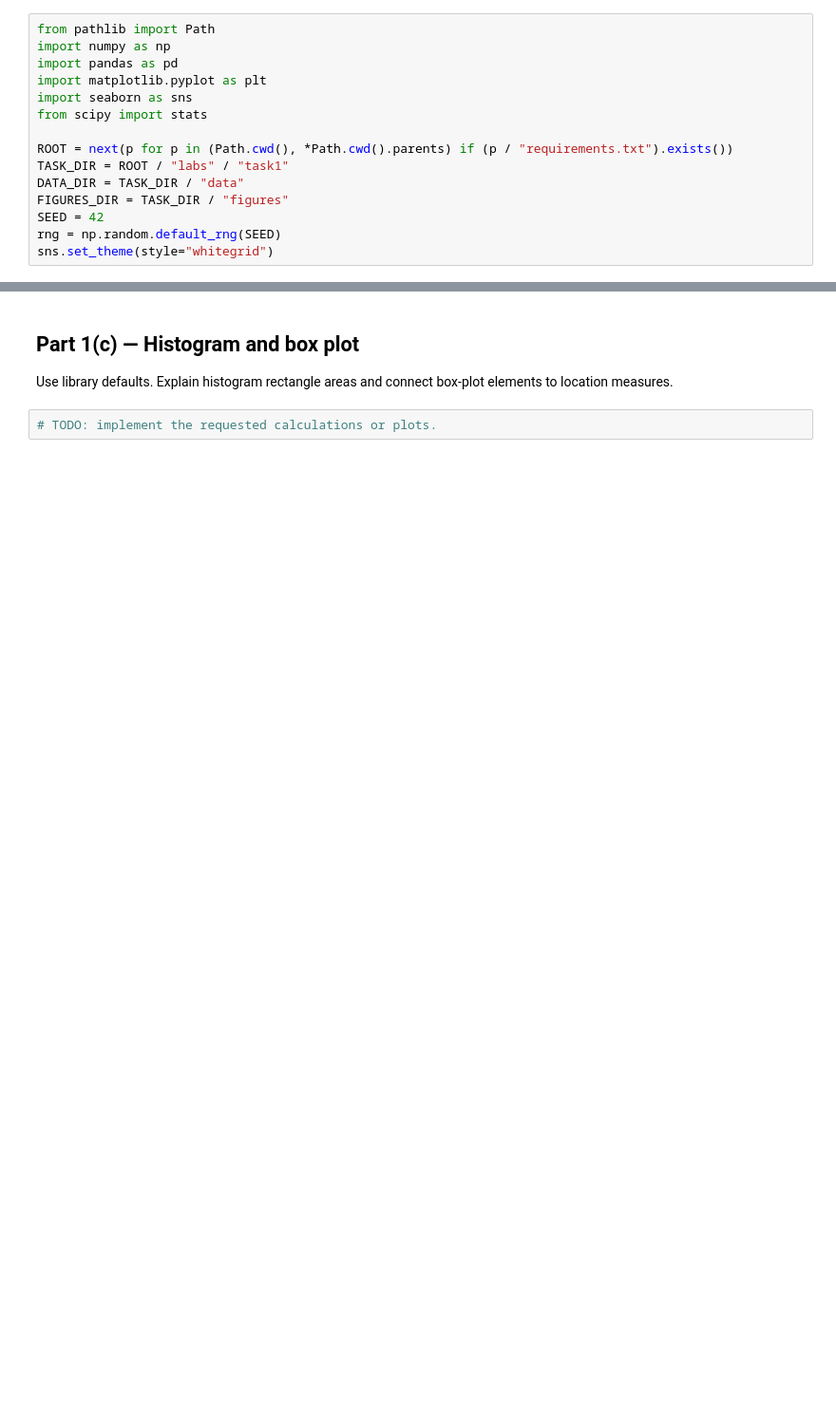
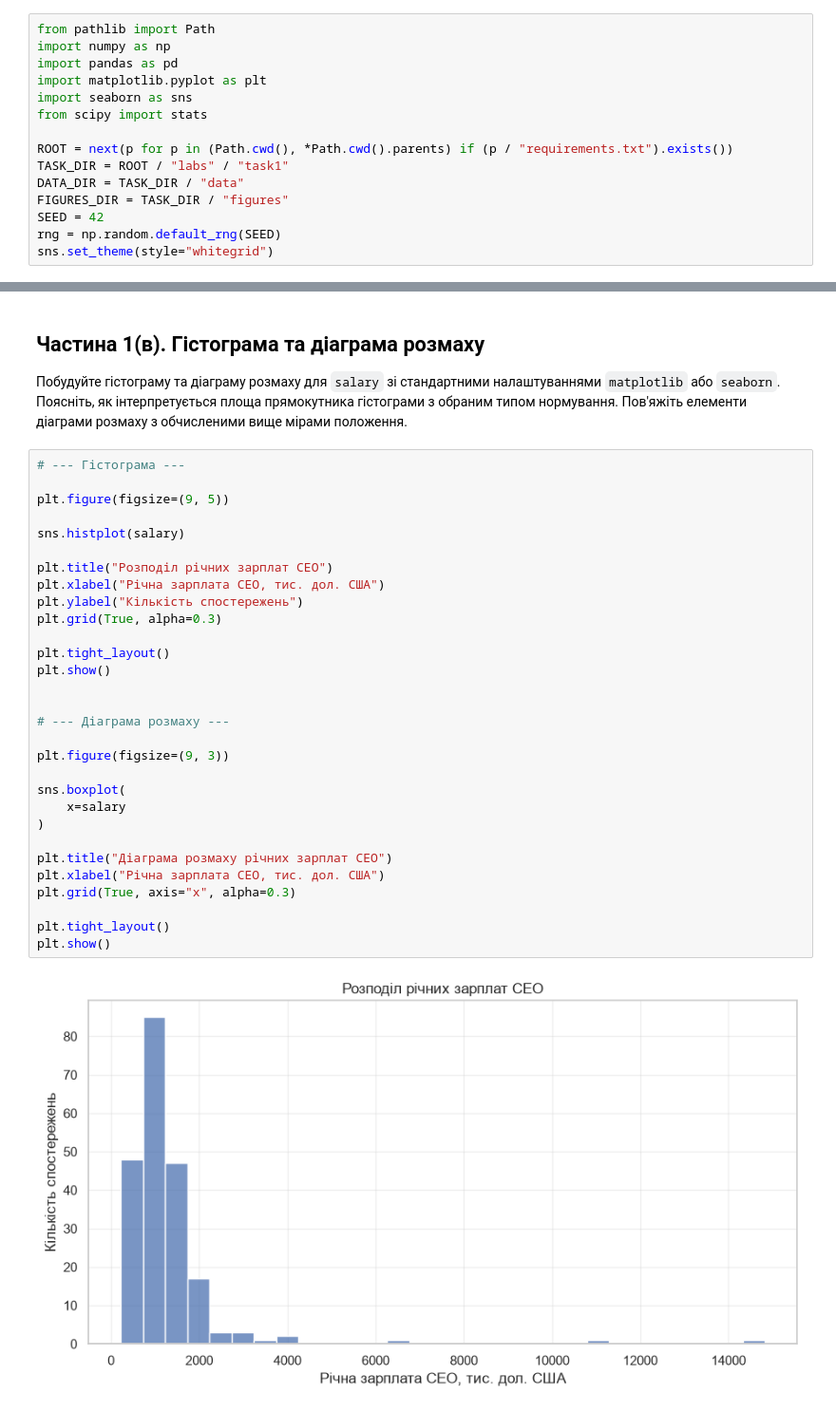
Before and after one commit to hryhola/statistics-ucu, a Jupyter notebook: labs/task1/task1-problem1-ceosal1.ipynb, the cells around one changed output, grey strips where cells are left out. Shown at 95% size. Drawn from its saved outputs; the diff is of its cells as text; blank space fills up the shorter version.

```diff
--- a/labs/task1/task1-problem1-ceosal1.ipynb
+++ b/labs/task1/task1-problem1-ceosal1.ipynb
@@ -51,6 +212,36 @@ Plot the ECDF; find inverse ECDF at 0.1 and 0.9, F(1000), and 1 − F(2500). Sta
 # %% [markdown]
-## Part 1(c) — Histogram and box plot
+## Частина 1(в). Гістограма та діаграма розмаху
 
-Use library defaults. Explain histogram rectangle areas and connect box-plot elements to location measures.
+Побудуйте гістограму та діаграму розмаху для `salary` зі стандартними налаштуваннями `matplotlib` або `seaborn`. Поясніть, як інтерпретується площа прямокутника гістограми з обраним типом нормування. Пов'яжіть елементи діаграми розмаху з обчисленими вище мірами положення.
 # %%
-# TODO: implement the requested calculations or plots.
+# --- Гістограма ---
+
+plt.figure(figsize=(9, 5))
+
+sns.histplot(salary)
+
+plt.title("Розподіл річних зарплат CEO")
+plt.xlabel("Річна зарплата CEO, тис. дол. США")
+plt.ylabel("Кількість спостережень")
+plt.grid(True, alpha=0.3)
+
+plt.tight_layout()
+plt.show()
+
+
+# --- Діаграма розмаху ---
+
+plt.figure(figsize=(9, 3))
+
+sns.boxplot(
+    x=salary
+)
+
+plt.title("Діаграма розмаху річних зарплат CEO")
+plt.xlabel("Річна зарплата CEO, тис. дол. США")
+plt.grid(True, axis="x", alpha=0.3)
+
+plt.tight_layout()
+plt.show()
+# %% [output]
+[figure, added]
```
Also changed, not shown: parts of 46 cells of this notebook, 4 other files.
